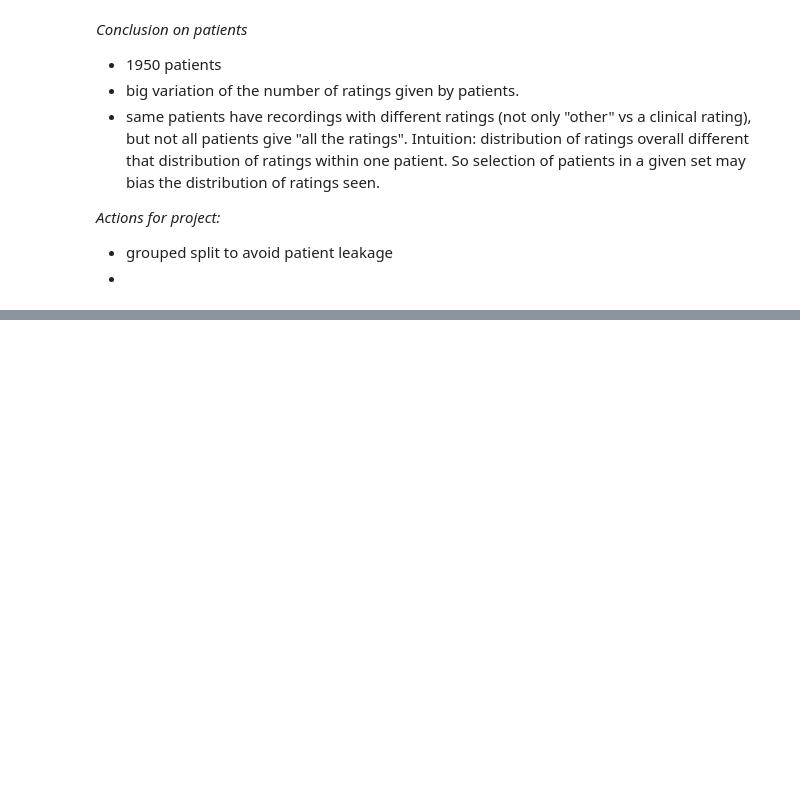
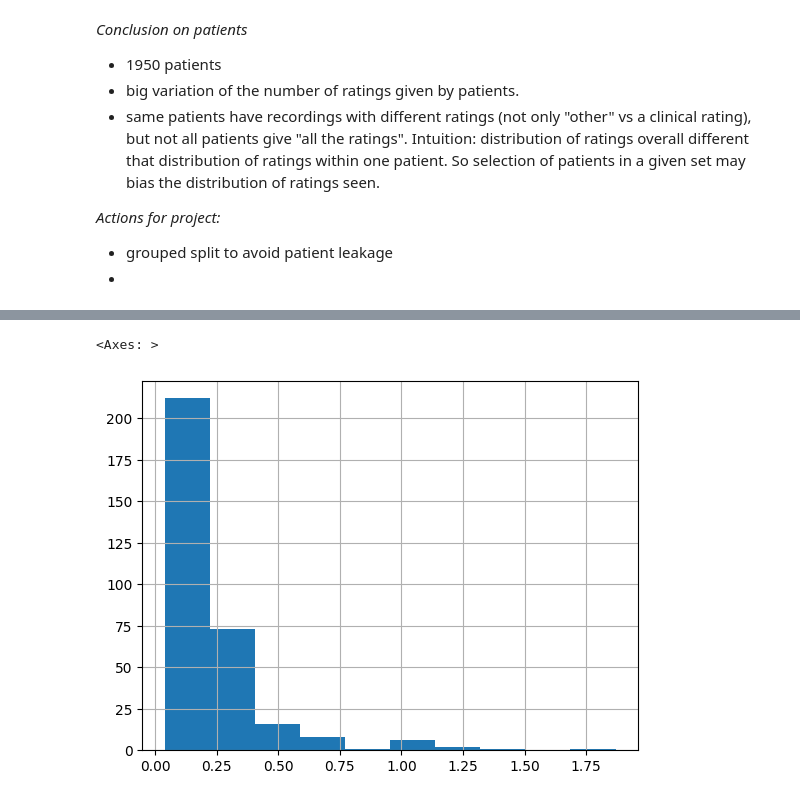
Before and after one commit to PabloRougerie/brain_waves, a Jupyter notebook: eda.ipynb, the cells around one changed output, grey strips where cells are left out. Drawn from its saved outputs; the diff is of its cells as text; code cells hidden in the pictures; blank space fills up the shorter version.

```diff
--- a/eda.ipynb
+++ b/eda.ipynb
@@ -163,0 +383,2 @@ plot_patient_consensus_heatmap(df_patients)
+# %%
+df_spec_log = np.log1p(df_spec)
@@ -163,0 +412,5 @@ plot_patient_consensus_heatmap(df_patients)
+# %%
+df_spec_log["RP_18.36"].hist()
+# %% [output]
+<Axes: >
+[figure, added]
```
Also changed, not shown: parts of 29 cells of this notebook, 5 other files.
